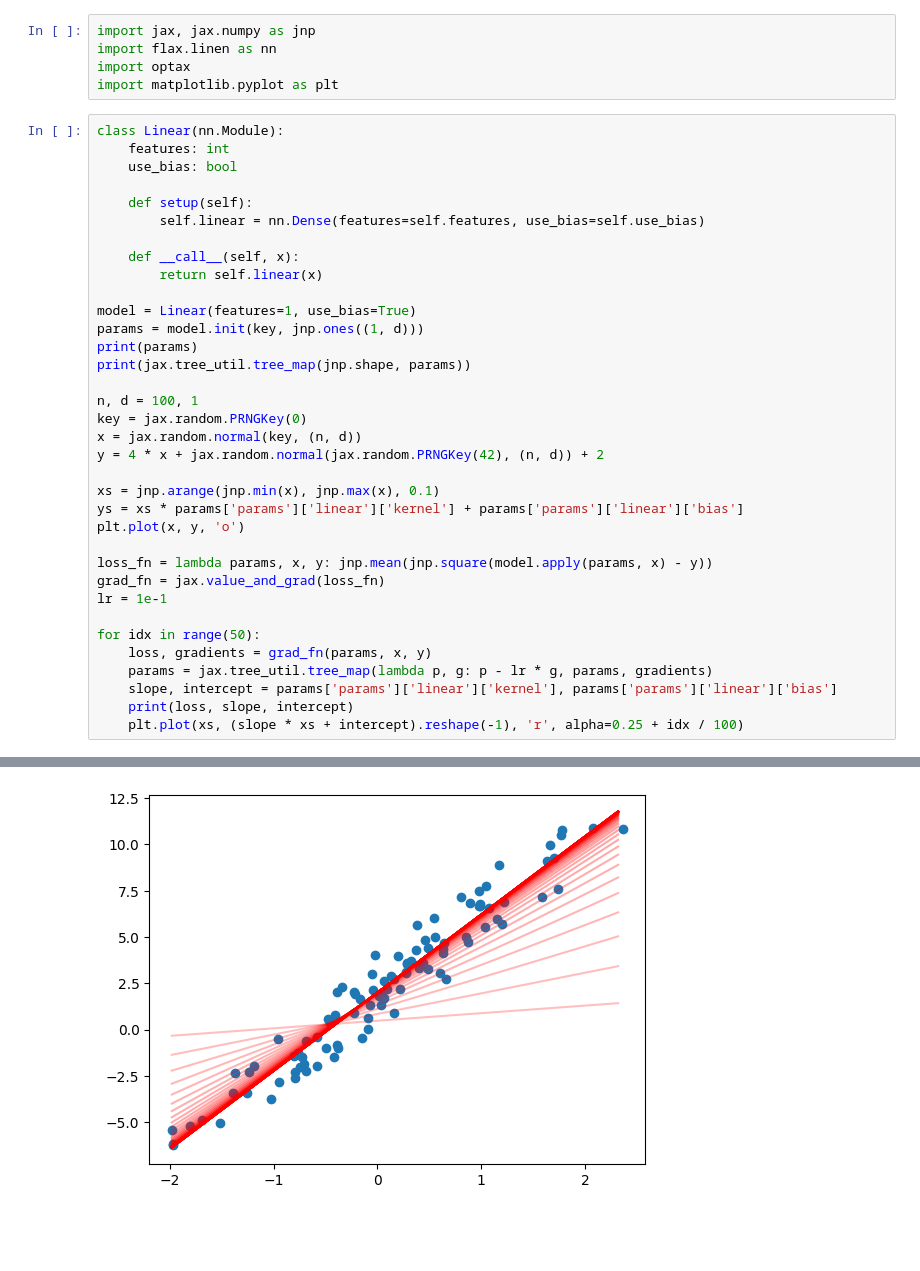
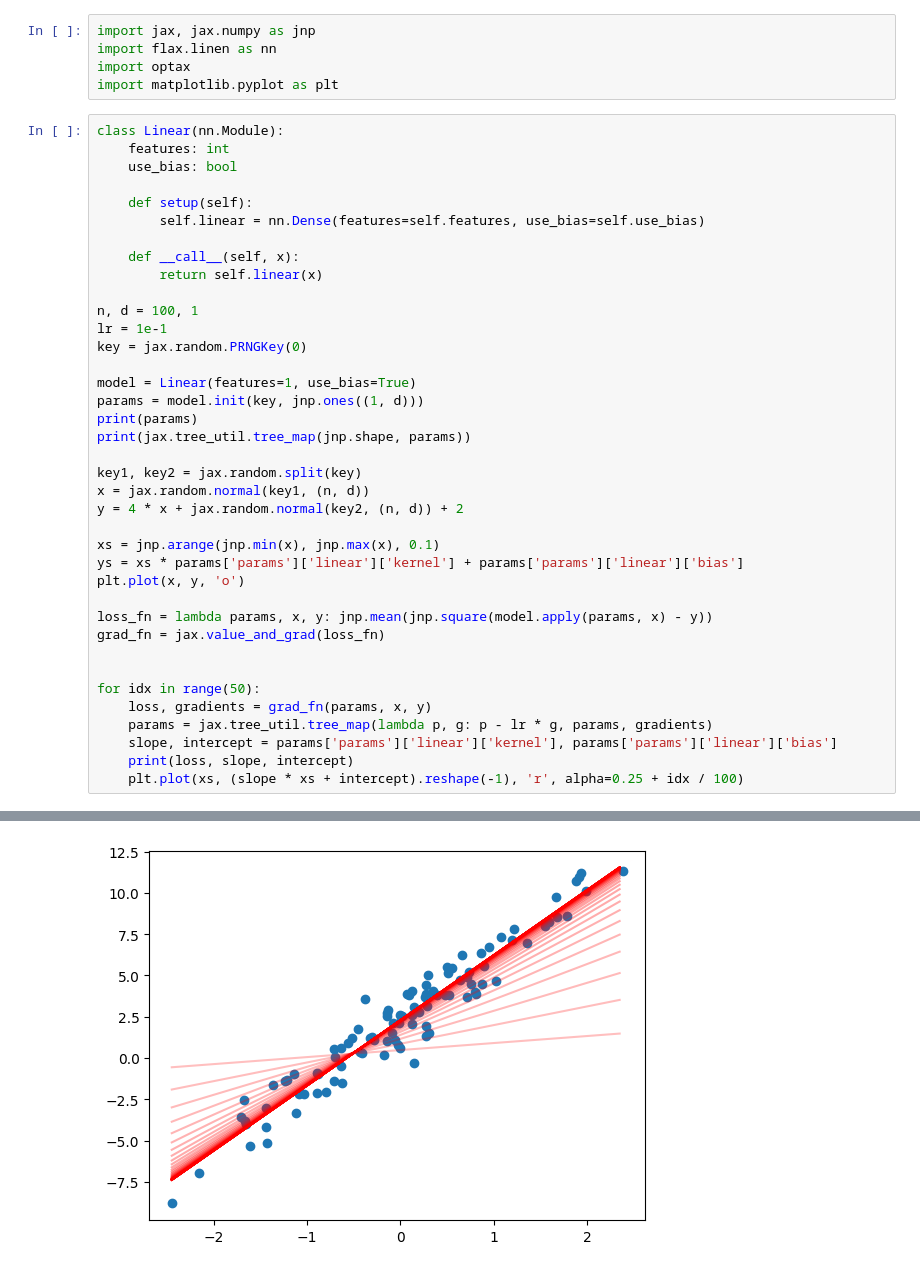
Before and after one commit to alekdimi/flax-minimal-transformer, a Jupyter notebook: colab.ipynb, the cells around one changed output, grey strips where cells are left out. Cells and saved outputs as stored; diff of their text form; blank space fills up the shorter version.

```diff
--- a/colab.ipynb
+++ b/colab.ipynb
@@ -14,15 +14,18 @@ class Linear(nn.Module):
     def __call__(self, x):
         return self.linear(x)
 
+n, d = 100, 1
+lr = 1e-1
+key = jax.random.PRNGKey(0)
+
 model = Linear(features=1, use_bias=True)
 params = model.init(key, jnp.ones((1, d)))
 print(params)
 print(jax.tree_util.tree_map(jnp.shape, params))
 
-n, d = 100, 1
-key = jax.random.PRNGKey(0)
-x = jax.random.normal(key, (n, d))
-y = 4 * x + jax.random.normal(jax.random.PRNGKey(42), (n, d)) + 2
+key1, key2 = jax.random.split(key)
+x = jax.random.normal(key1, (n, d))
+y = 4 * x + jax.random.normal(key2, (n, d)) + 2
 
 xs = jnp.arange(jnp.min(x), jnp.max(x), 0.1)
 ys = xs * params['params']['linear']['kernel'] + params['params']['linear']['bias']
@@ -30,7 +33,7 @@ plt.plot(x, y, 'o')
 
 loss_fn = lambda params, x, y: jnp.mean(jnp.square(model.apply(params, x) - y))
 grad_fn = jax.value_and_grad(loss_fn)
-lr = 1e-1
+
 
 for idx in range(50):
     loss, gradients = grad_fn(params, x, y)
@@ -59 +69 @@ for idx in range(50):
-[figure, old version]
+[figure, new version]
```
Also changed, not shown: parts of 1 cell of this notebook.
